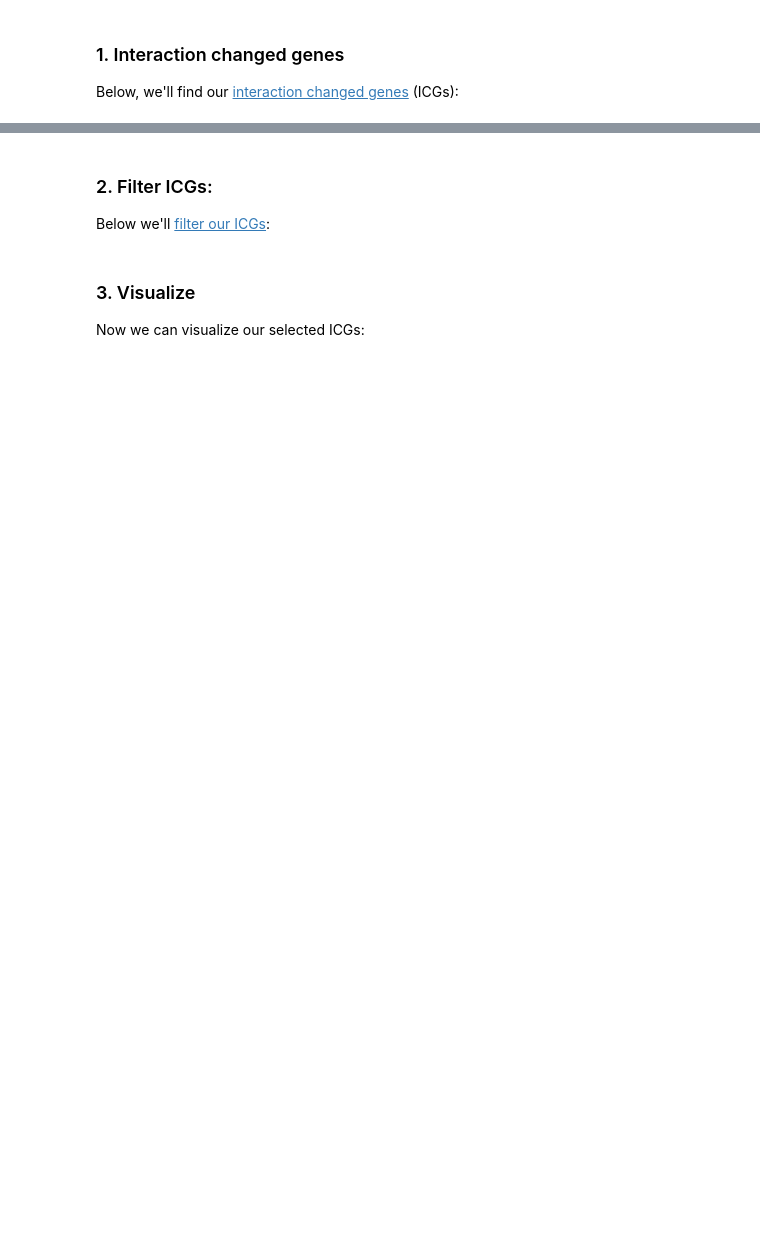
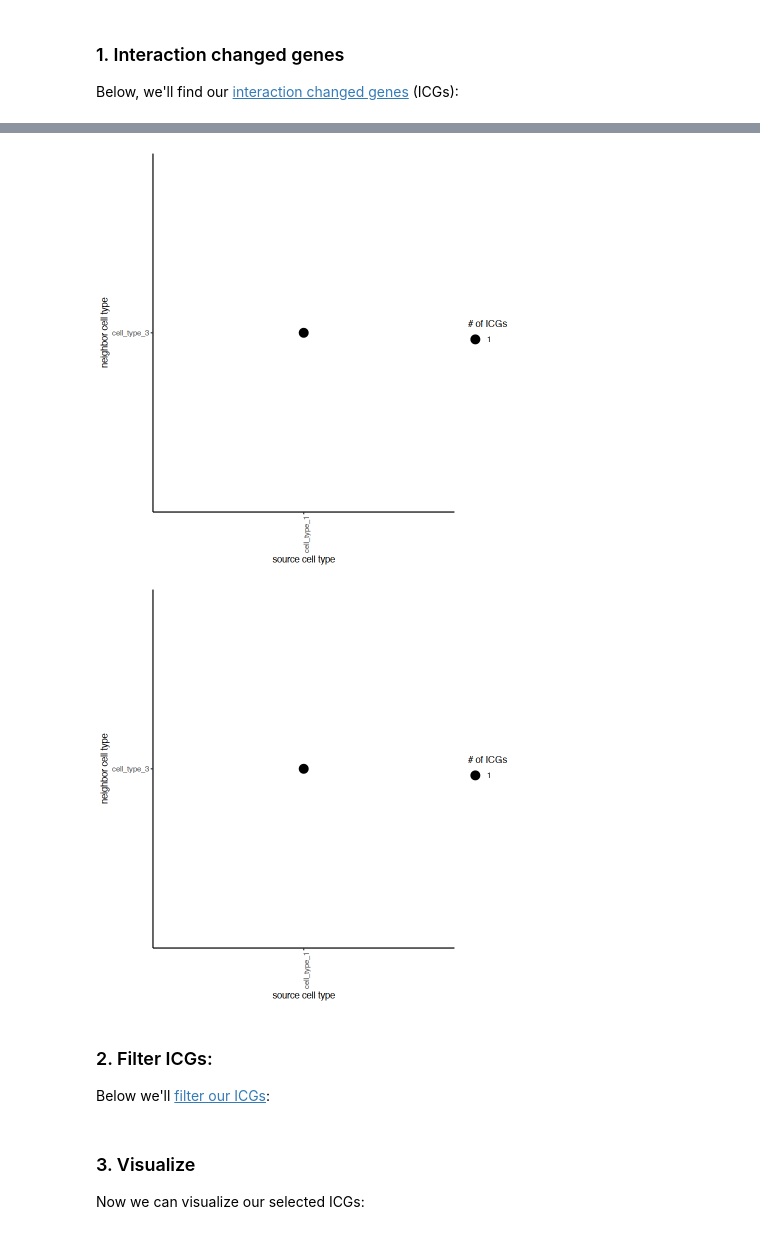
Before and after one commit to ndelrossi7/giotto-tutorial-binder, a Jupyter notebook: notebooks/13-Interaction-Changed-Genes.ipynb, the cells around one changed output, grey strips where cells are left out. Saved outputs shown, nothing was run; the diff lists cells and outputs as text; code cells hidden in the pictures; blank space fills up the shorter version.

```diff
--- a/notebooks/13-Interaction-Changed-Genes.ipynb
+++ b/notebooks/13-Interaction-Changed-Genes.ipynb
@@ -33,10 +67,11 @@ ICGscoresHighGenes =  findICG(gobject = my_giotto_object,
 # %%
 ## visualize all genes
 plotCellProximityGenes(my_giotto_object,
                        cpgObject = ICGscoresHighGenes,
-                       min_cells = 4,
-                       min_int_cells = 4,
-                       method = 'dotplot')[0]
+                       method = 'dotplot')
+# %% [output]
+[figure, added]
+[figure, added]
 # %% [markdown]
 ### 2. Filter ICGs:
 
```
Also changed, not shown: parts of 3 cells of this notebook, 2 other files.
